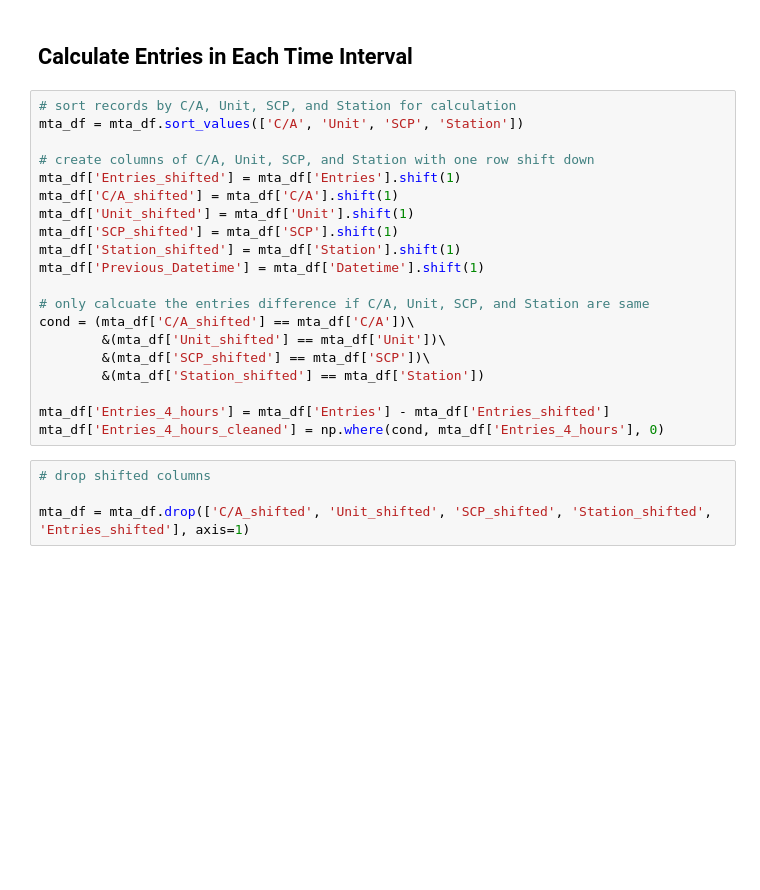
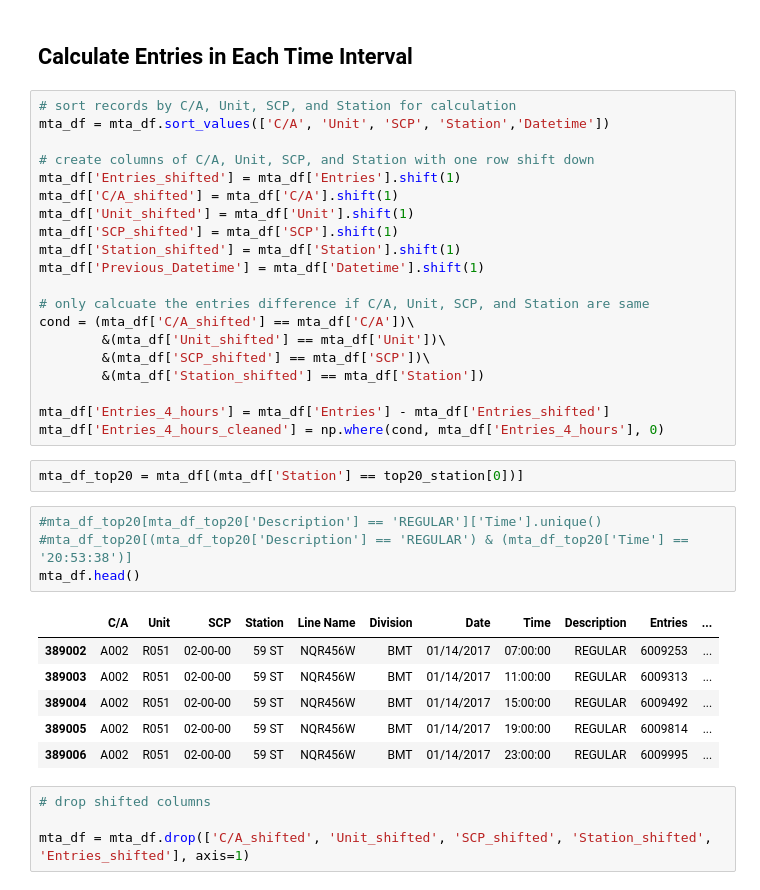
Before and after one commit to YCCZhao/wk1, a Jupyter notebook: Project1_MTA.ipynb, the cells around one changed output. Drawn from its saved outputs; the diff is of its cells as text; blank space fills up the shorter version.

```diff
--- a/Project1_MTA.ipynb
+++ b/Project1_MTA.ipynb
@@ -57,7 +38,7 @@ mta_df['Holiday'] = mta_df['Date'].isin(holidays)
 ## Calculate Entries in Each Time Interval
 # %%
 # sort records by C/A, Unit, SCP, and Station for calculation
-mta_df = mta_df.sort_values(['C/A', 'Unit', 'SCP', 'Station'])
+mta_df = mta_df.sort_values(['C/A', 'Unit', 'SCP', 'Station','Datetime'])
 
 # create columns of C/A, Unit, SCP, and Station with one row shift down
 mta_df['Entries_shifted'] = mta_df['Entries'].shift(1)
@@ -75,6 +56,19 @@ cond = (mta_df['C/A_shifted'] == mta_df['C/A'])\
 
 mta_df['Entries_4_hours'] = mta_df['Entries'] - mta_df['Entries_shifted']
 mta_df['Entries_4_hours_cleaned'] = np.where(cond, mta_df['Entries_4_hours'], 0)
+# %%
+mta_df_top20 = mta_df[(mta_df['Station'] == top20_station[0])]
+# %%
+#mta_df_top20[mta_df_top20['Description'] == 'REGULAR']['Time'].unique()
+#mta_df_top20[(mta_df_top20['Description'] == 'REGULAR') & (mta_df_top20['Time'] == '20:53:38')]
+mta_df.head()
+# %% [output]
+|  | C/A | Unit | SCP | Station | Line Name | Division | Date | Time | Description | Entries | ... |
+| 389002 | A002 | R051 | 02-00-00 | 59 ST | NQR456W | BMT | 01/14/2017 | 07:00:00 | REGULAR | 6009253 | ... |
+| 389003 | A002 | R051 | 02-00-00 | 59 ST | NQR456W | BMT | 01/14/2017 | 11:00:00 | REGULAR | 6009313 | ... |
+| 389004 | A002 | R051 | 02-00-00 | 59 ST | NQR456W | BMT | 01/14/2017 | 15:00:00 | REGULAR | 6009492 | ... |
+| 389005 | A002 | R051 | 02-00-00 | 59 ST | NQR456W | BMT | 01/14/2017 | 19:00:00 | REGULAR | 6009814 | ... |
+| 389006 | A002 | R051 | 02-00-00 | 59 ST | NQR456W | BMT | 01/14/2017 | 23:00:00 | REGULAR | 6009995 | ... |
 # %%
 # drop shifted columns
 
```
Also changed, not shown: parts of 12 cells of this notebook, 2 other files.
